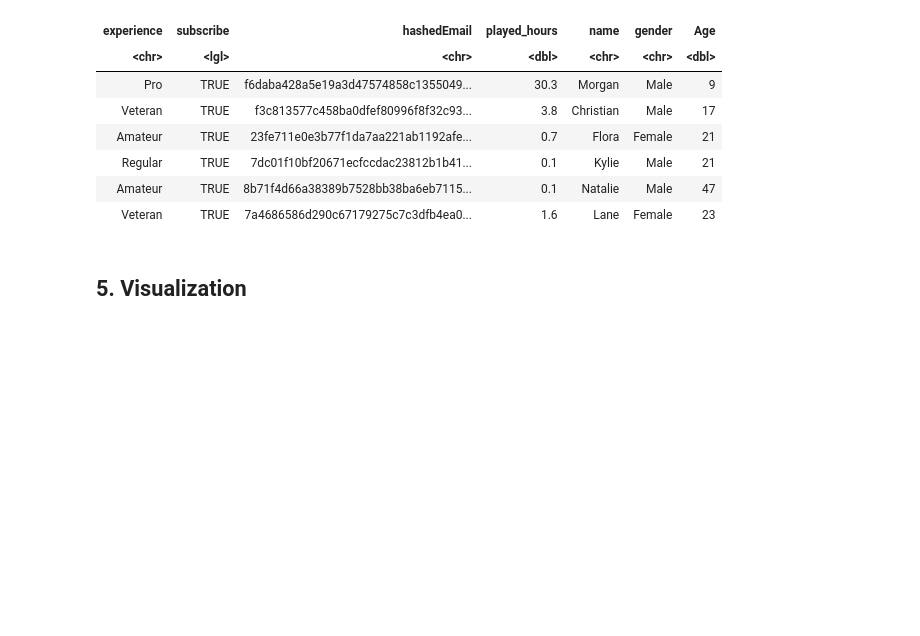
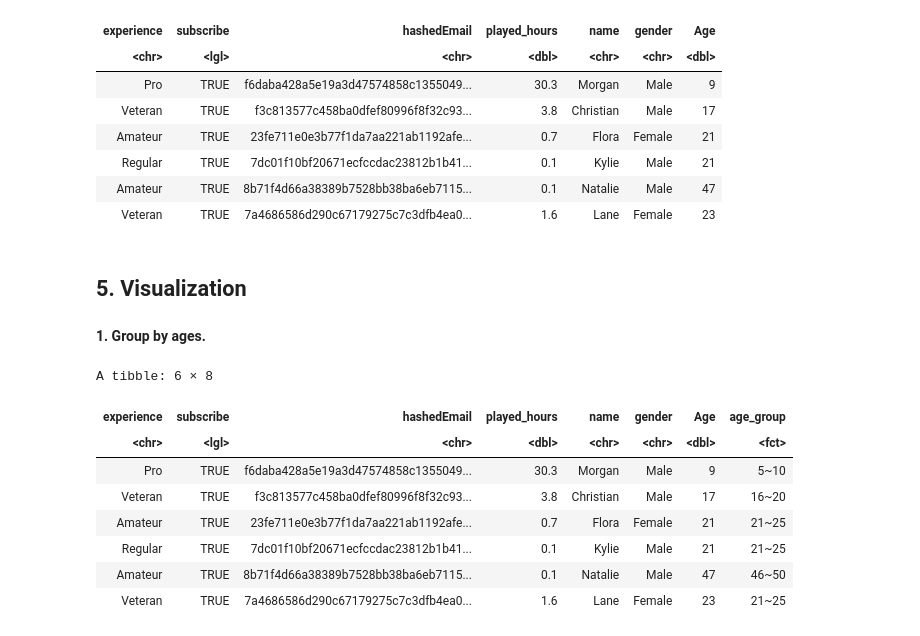
Before and after one commit to kaiii246/project, a Jupyter notebook: individual project .ipynb, the cells around one changed output. Saved outputs shown, nothing was run; the diff lists cells and outputs as text; code cells hidden in the pictures; blank space fills up the shorter version.

```diff
--- a/individual project .ipynb
+++ b/individual project .ipynb
@@ -196,3 +196,19 @@ A tibble: 6 × 7
 | Veteran | TRUE | 7a4686586d290c67179275c7c3dfb4ea0... | 1.6 | Lane | Female | 23 |
 # %% [markdown]
 ## 5. Visualization
+# %% [markdown]
+**1. Group by ages.**
+# %%
+players_age <- mutate(players_clean, age_group = cut(Age, breaks= c(5,10,15,20,25,30,35,40,45,50,55,60),
+        labels = c("5~10", "11~15", "16~20", "21~25", "26~30", "31~35", "36~40", "41~45", "46~50", "51~55", "56~60")))
+head(players_age)
+# %% [output]
+A tibble: 6 × 8
+| experience | subscribe | hashedEmail | played_hours | name | gender | Age | age_group |
+| <chr> | <lgl> | <chr> | <dbl> | <chr> | <chr> | <dbl> | <fct> |
+| Pro | TRUE | f6daba428a5e19a3d47574858c1355049... | 30.3 | Morgan | Male | 9 | 5~10 |
+| Veteran | TRUE | f3c813577c458ba0dfef80996f8f32c93... | 3.8 | Christian | Male | 17 | 16~20 |
+| Amateur | TRUE | 23fe711e0e3b77f1da7aa221ab1192afe... | 0.7 | Flora | Female | 21 | 21~25 |
+| Regular | TRUE | 7dc01f10bf20671ecfccdac23812b1b41... | 0.1 | Kylie | Male | 21 | 21~25 |
+| Amateur | TRUE | 8b71f4d66a38389b7528bb38ba6eb7115... | 0.1 | Natalie | Male | 47 | 46~50 |
+| Veteran | TRUE | 7a4686586d290c67179275c7c3dfb4ea0... | 1.6 | Lane | Female | 23 | 21~25 |
```
Also changed, not shown: parts of 3 cells of this notebook.
